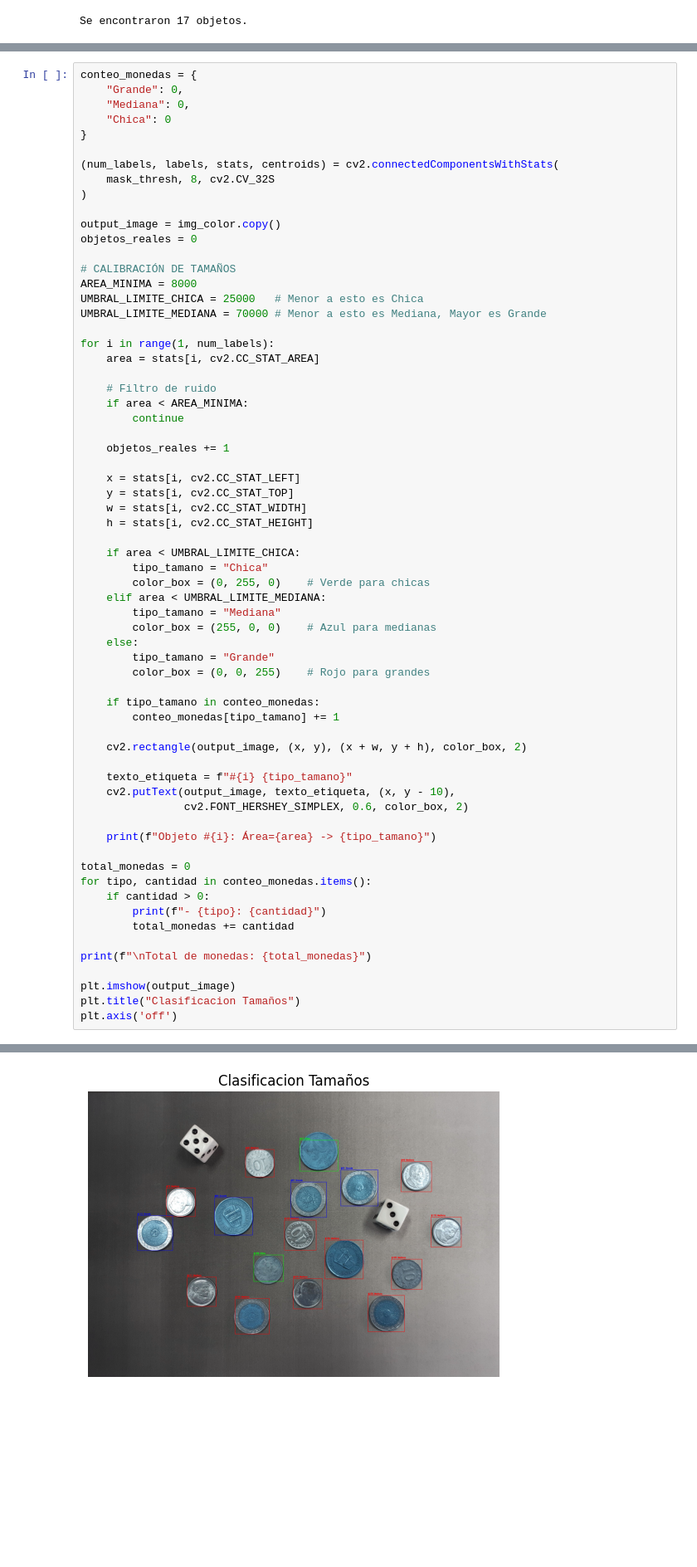
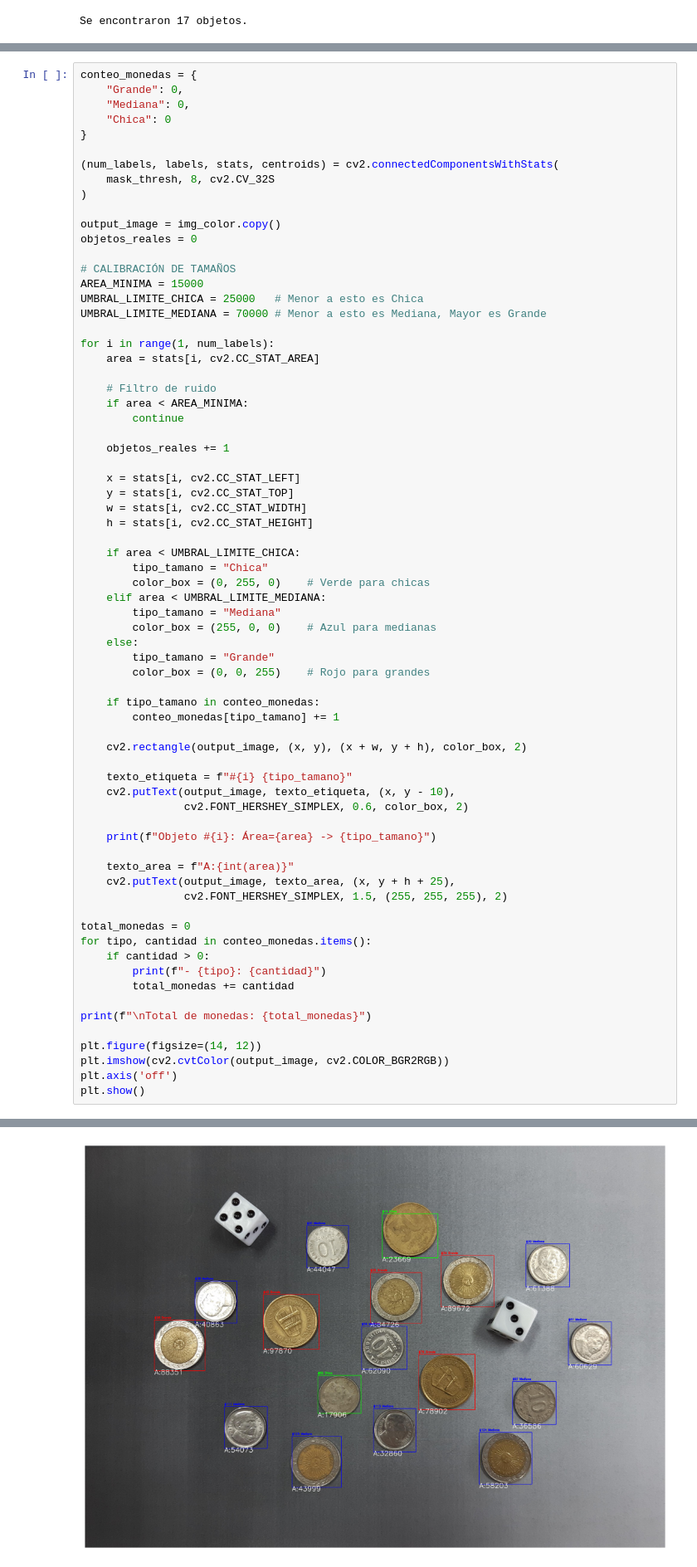
Before and after one commit to maxiromano/tp2_pdi_Molina_Romano, a Jupyter notebook: parte1.ipynb, the cells around one changed output, grey strips where cells are left out. Shown at 83% size. Saved outputs shown, nothing was run; the diff lists cells and outputs as text; blank space fills up the shorter version.

Commit message:
agrego clasificacion

```diff
--- a/parte1.ipynb
+++ b/parte1.ipynb
@@ -145,7 +145,7 @@ output_image = img_color.copy()
 objetos_reales = 0
 
 # CALIBRACIÓN DE TAMAÑOS
-AREA_MINIMA = 8000
+AREA_MINIMA = 15000
 UMBRAL_LIMITE_CHICA = 25000   # Menor a esto es Chica
 UMBRAL_LIMITE_MEDIANA = 70000 # Menor a esto es Mediana, Mayor es Grande
 
@@ -184,6 +184,10 @@ for i in range(1, num_labels):
 
     print(f"Objeto #{i}: Área={area} -> {tipo_tamano}")
 
+    texto_area = f"A:{int(area)}"
+    cv2.putText(output_image, texto_area, (x, y + h + 25),
+                cv2.FONT_HERSHEY_SIMPLEX, 1.5, (255, 255, 255), 2)
+
 total_monedas = 0
 for tipo, cantidad in conteo_monedas.items():
     if cantidad > 0:
@@ -192,7 +196,8 @@ for tipo, cantidad in conteo_monedas.items():
 
 print(f"\nTotal de monedas: {total_monedas}")
 
-plt.imshow(output_image)
-plt.title("Clasificacion Tamaños")
+plt.figure(figsize=(14, 12))
+plt.imshow(cv2.cvtColor(output_image, cv2.COLOR_BGR2RGB))
 plt.axis('off')
+plt.show()
 # %% [output]
@@ -217 +221 @@ Total de monedas: 17
-[figure, old version]
+[figure, new version]
```
Also changed, not shown: parts of 1 cell of this notebook.
